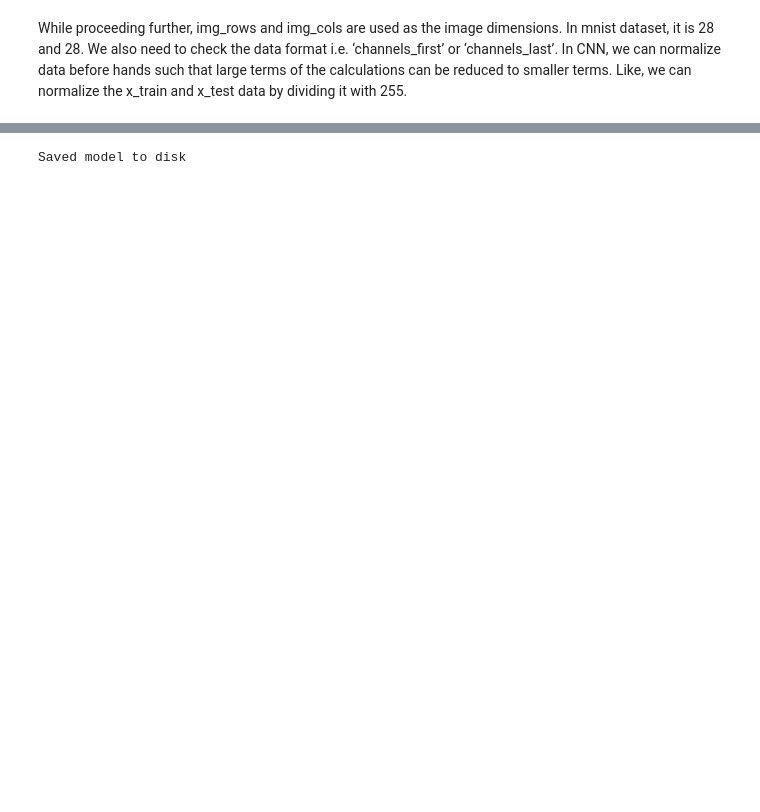
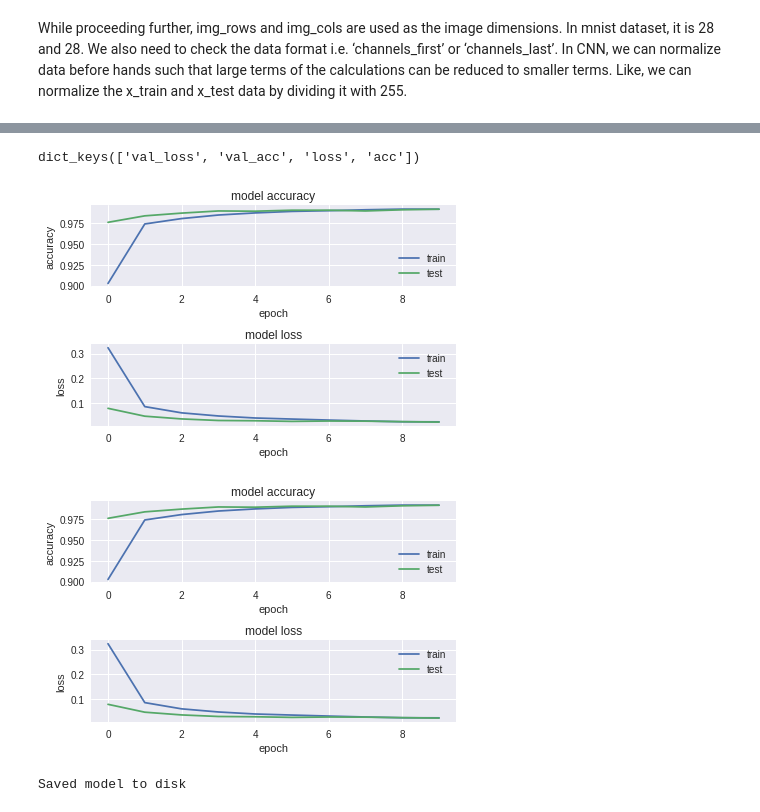
Before and after one commit to minkicu/100DayOfMLCode, a Jupyter notebook: day_043_CNN_on_MNIST.ipynb, the cells around one changed output, grey strips where cells are left out. Cells and saved outputs as stored; diff of their text form; code cells hidden in the pictures; blank space fills up the shorter version.

Commit message:
add graph

```diff
--- a/day_043_CNN_on_MNIST.ipynb
+++ b/day_043_CNN_on_MNIST.ipynb
@@ -47,7 +59,14 @@ model.compile(optimizer=keras.optimizers.Adadelta(),
               loss=keras.losses.categorical_crossentropy,
               metrics=['accuracy'])
 
-model.fit(x_train, y_train, epochs=12, batch_size=500)
+#model_log = model.fit(x_train, y_train, epochs=12, batch_size=500)
 
-#model_log = model.fit(x_train, y_train, epochs=12, batch_size=500)
+batch_size = 128
+num_epoch = 10
+#model training
+model_log = model.fit(x_train, y_train,
+          batch_size=batch_size,
+          epochs=num_epoch,
+          verbose=1,
+          validation_data=(x_test, y_test))
 # %% [output]
@@ -79,25 +97,39 @@ accuracy= 0.9897
+# %%
+history_dict = model_log.history
+history_dict.keys()
+# %% [output]
+dict_keys(['val_loss', 'val_acc', 'loss', 'acc'])
 # %%
-"""
-import os
+%matplotlib inline
+import matplotlib.pyplot as plt
 # plotting the metrics
+
+
+acc = model_log.history['acc']
+val_acc = model_log.history['val_acc']
+loss = model_log.history['loss']
+val_loss = model_log.history['val_loss']
+
 fig = plt.figure()
 plt.subplot(2,1,1)
-plt.plot(model_log.history['acc'])
-plt.plot(model_log.history['val_acc'])
+plt.plot(acc)
+plt.plot(val_acc)
 plt.title('model accuracy')
 plt.ylabel('accuracy')
 plt.xlabel('epoch')
 plt.legend(['train', 'test'], loc='lower right')
 plt.subplot(2,1,2)
-plt.plot(model_log.history['loss'])
-plt.plot(model_log.history['val_loss'])
+plt.plot(loss)
+plt.plot(val_loss)
 plt.title('model loss')
 plt.ylabel('loss')
 plt.xlabel('epoch')
 plt.legend(['train', 'test'], loc='upper right')
 plt.tight_layout()
 fig
-"""
+# %% [output]
+[figure, added]
+[figure, added]
 # %%
 #Save the model
 # serialize model to JSON
```
Also changed, not shown: parts of 6 cells of this notebook.
